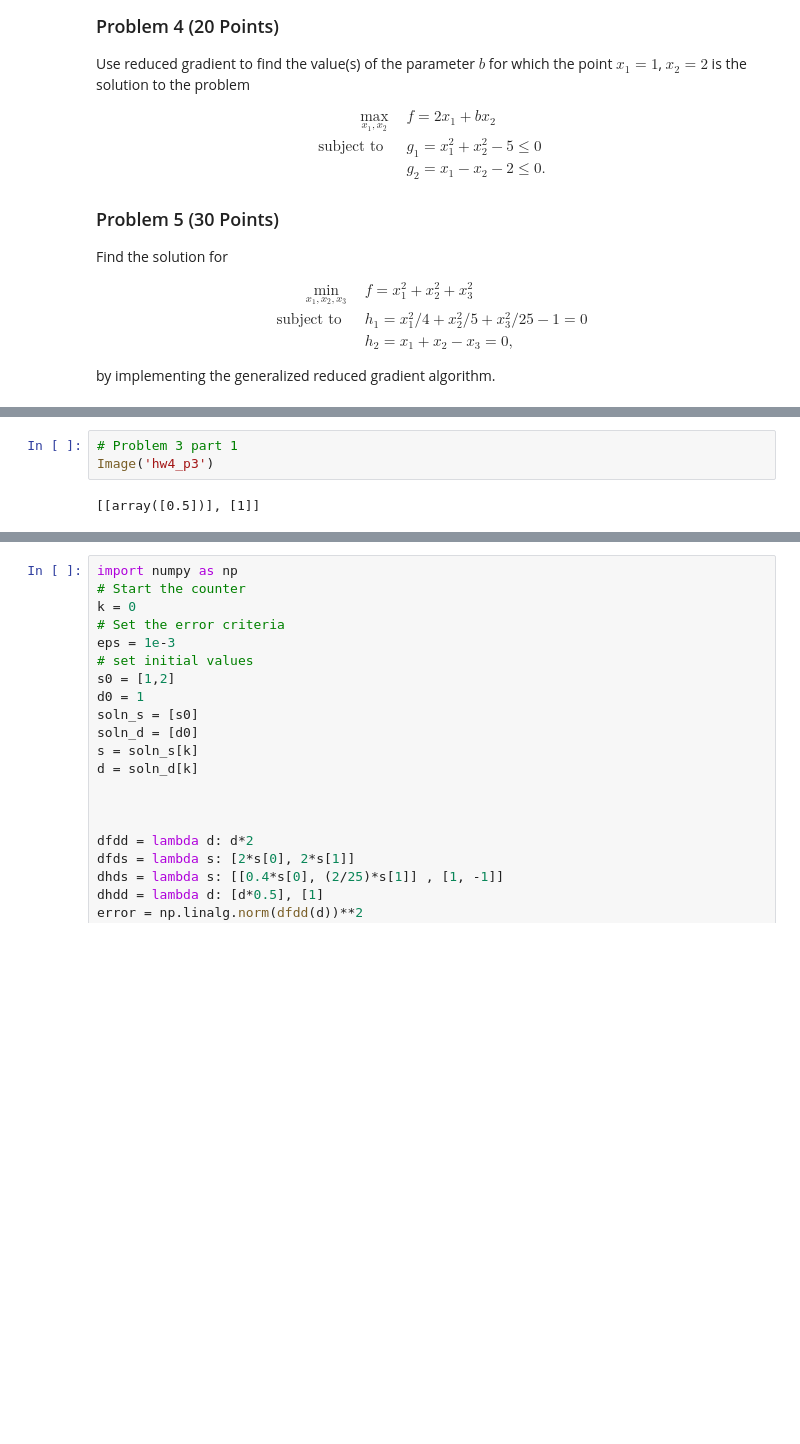
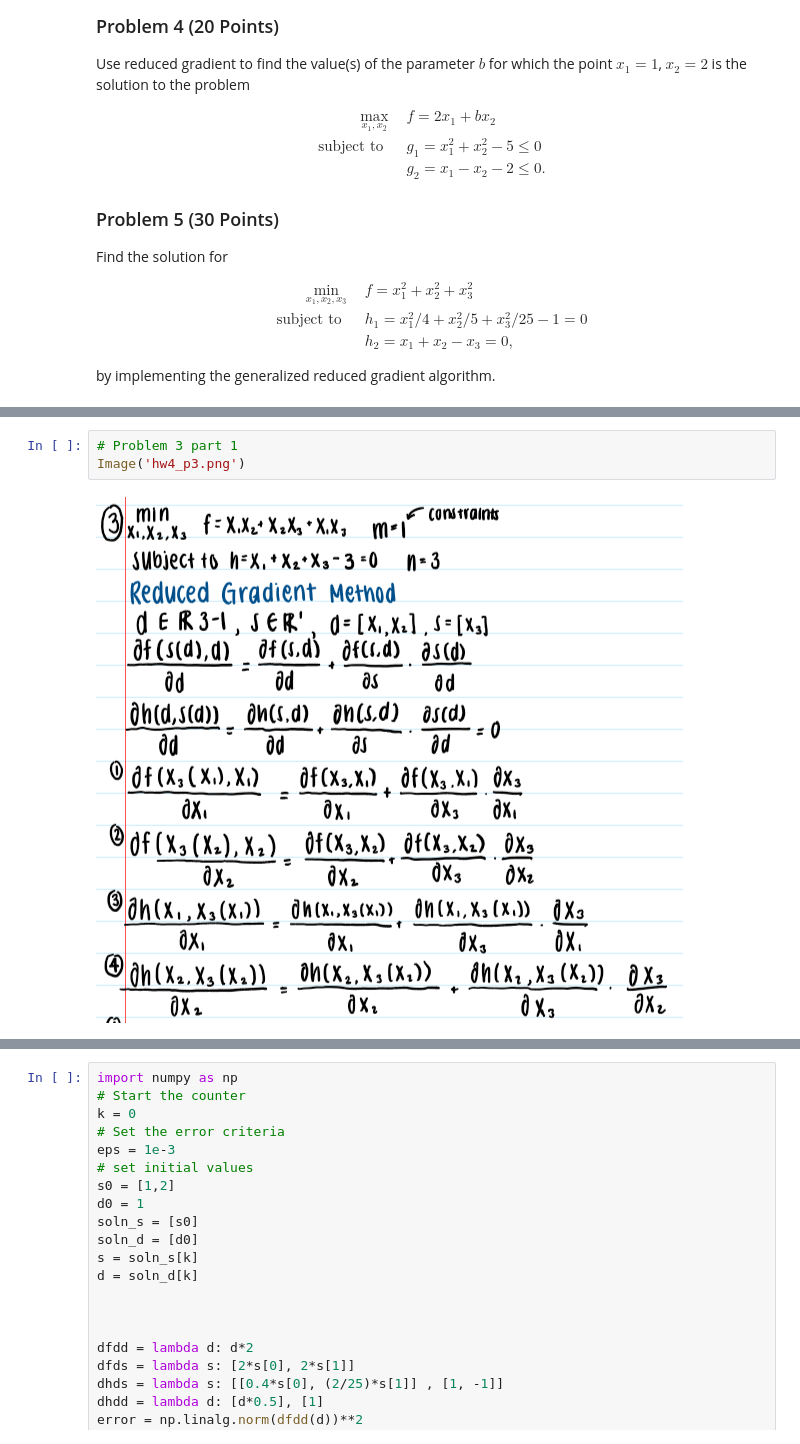
Before and after one commit to kphill1/DesignOptimization2021Fall, a Jupyter notebook: homework_4.ipynb, the cells around one changed output, grey strips where cells are left out. Cells and saved outputs as stored; diff of their text form; blank space fills up the shorter version.

Commit message:
Added images to display now for problems 1-4, still having trouble with matrix dimensions in problem 5

```diff
--- a/homework_4.ipynb
+++ b/homework_4.ipynb
@@ -80,7 +78,7 @@ array([-1])
 # %%
 # Problem 3 part 1
-Image('hw4_p3')
+Image('hw4_p3.png')
 # %% [output]
-[[array([0.5])], [1]]
+[figure, added]
 # %%
 # Problem 3 Part 2
```
Also changed, not shown: parts of 5 cells of this notebook.
